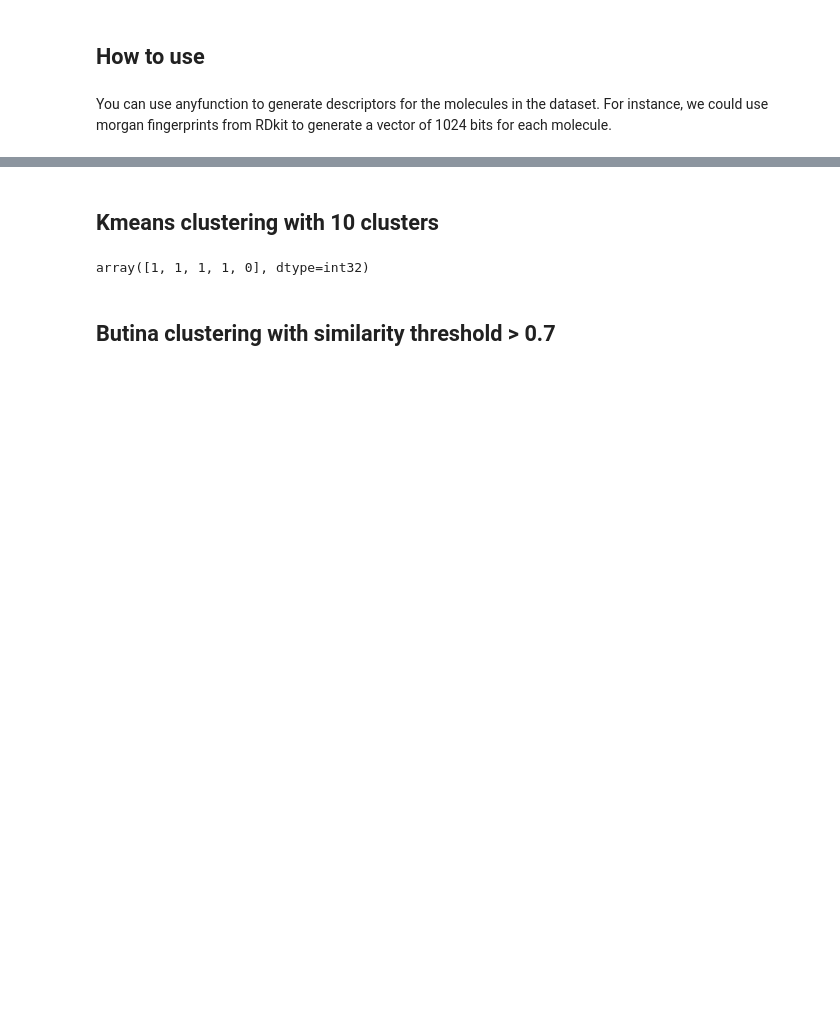
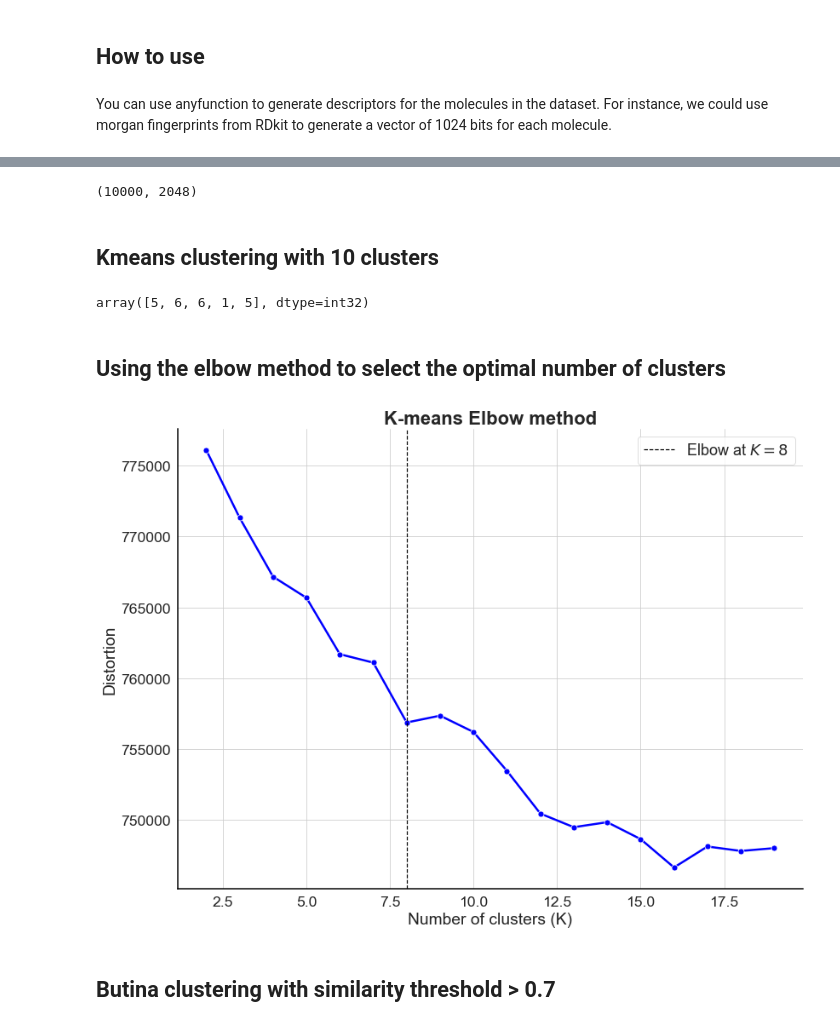
Before and after one commit to marcossantanaioc/molcluster, a Jupyter notebook: index.ipynb, the cells around one changed output, grey strips where cells are left out. Cells and saved outputs as stored; diff of their text form; code cells hidden in the pictures; blank space fills up the shorter version.

```diff
--- a/index.ipynb
+++ b/index.ipynb
@@ -17,0 +19,2 @@ mol_list = ['CCCCCCC','c1ccccc1', 'c1ccccn1', 'c1cc(O)ccn1', 'c1cc(Cl)c(C(=O))cn
+# %%
+data = pd.read_csv('data/data.csv').sample(n=10000)
@@ -18,12 +25,22 @@ mol_list = ['CCCCCCC','c1ccccc1', 'c1ccccn1', 'c1cc(O)ccn1', 'c1cc(Cl)c(C(=O))cn
 # %%
-X = np.array([Chem.AllChem.GetMorganFingerprintAsBitVect(x, radius=1024) for x in list(map(Chem.MolFromSmiles, mol_list))])
+X = np.array([Chem.AllChem.GetMorganFingerprintAsBitVect(x, radius=1024) for x in list(map(Chem.MolFromSmiles, data.SMILES.values))])
+# %%
+X.shape
+# %% [output]
+(10000, 2048)
 # %% [markdown]
 ## Kmeans clustering with 10 clusters
 # %%
 clustering_kmeans = KMeansClustering(X)
-labels = clustering_kmeans.cluster(n_clusters=2)
+labels = clustering_kmeans.cluster(n_clusters=10)
 labels[0:5]
 # %% [output]
-array([1, 1, 1, 1, 0], dtype=int32)
+array([5, 6, 6, 1, 5], dtype=int32)
+# %% [markdown]
+## Using the elbow method to select the optimal number of clusters
+# %%
+clustering_kmeans.elbow_method(n_clusters=np.arange(2, 20))
+# %% [output]
+[figure, added]
 # %% [markdown]
 ## Butina clustering with similarity threshold > 0.7
```
Also changed, not shown: parts of 9 cells of this notebook, 1 other file.
